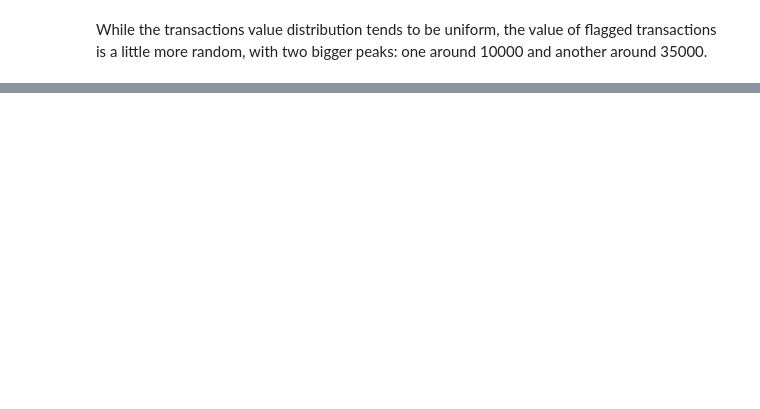
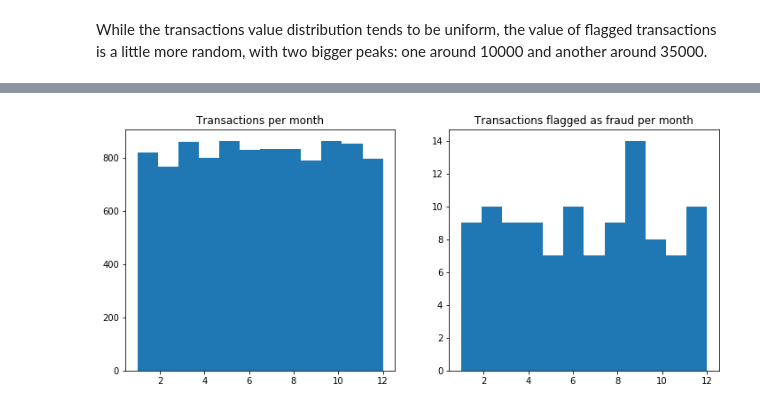
Before and after one commit to RenanNunes/data-intern-challenge, a Jupyter notebook: Case.ipynb, the cells around one changed output, grey strips where cells are left out. Cells and saved outputs as stored; diff of their text form; code cells hidden in the pictures; blank space fills up the shorter version.

```diff
--- a/Case.ipynb
+++ b/Case.ipynb
@@ -217,0 +302,9 @@ PostgreSQL connection is now closed
+# %%
+fig, axs = plt.subplots(1, 2, figsize=(12, 5))
+axs[0].set_title('Transactions per month')
+axs[0].hist(transactions_analysis[(transactions_analysis.fraud_flag == False)].month, bins=len(transactions_analysis.month.unique()))
+axs[1].set_title('Transactions flagged as fraud per month')
+axs[1].hist(transactions_analysis[(transactions_analysis.fraud_flag == True)].month, bins=len(transactions_analysis.month.unique()))
+plt.show()
+# %% [output]
+[figure, added]
```
Also changed, not shown: parts of 31 cells of this notebook.
